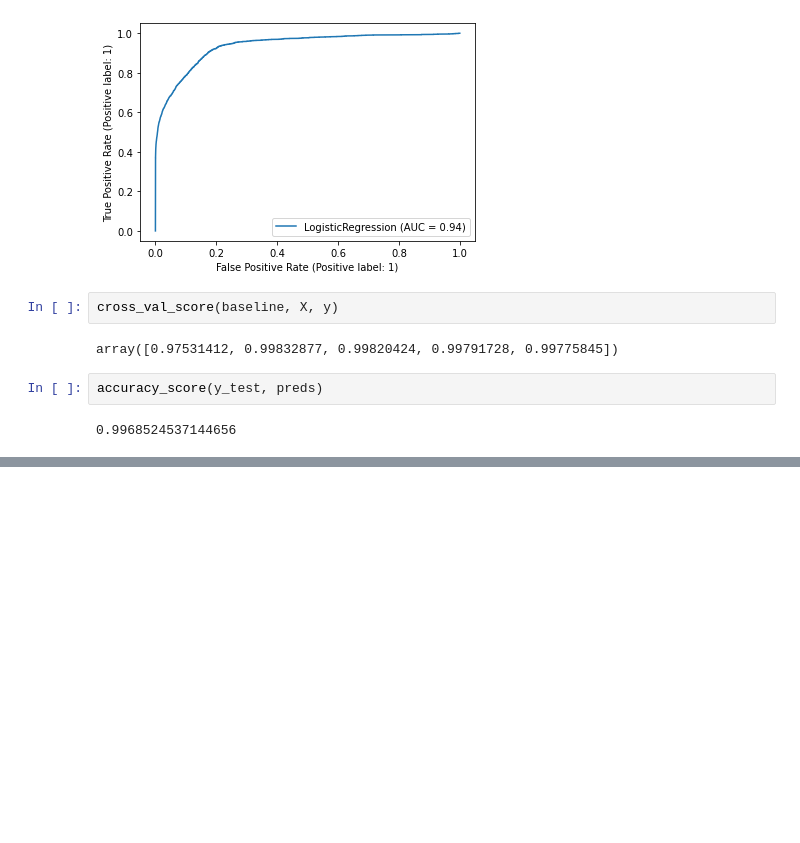
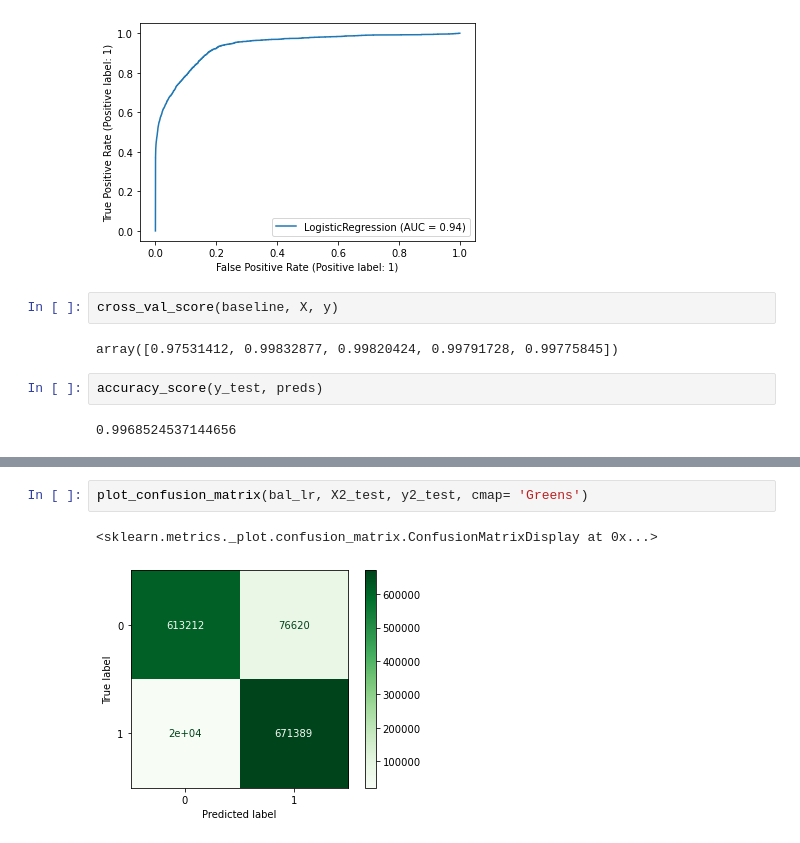
Before and after one commit to kduane/fake_fraud, a Jupyter notebook: modeling.ipynb, the cells around one changed output, grey strips where cells are left out. Cells and saved outputs as stored; diff of their text form; blank space fills up the shorter version.

```diff
--- a/modeling.ipynb
+++ b/modeling.ipynb
@@ -127,0 +190,5 @@ Okay, the baseline isn't performing overly well, the AUC is 0.94, the accuracy i
+# %%
+plot_confusion_matrix(bal_lr, X2_test, y2_test, cmap= 'Greens')
+# %% [output]
+<sklearn.metrics._plot.confusion_matrix.ConfusionMatrixDisplay at 0x...>
+[figure, added]
```
Also changed, not shown: parts of 18 cells of this notebook.
